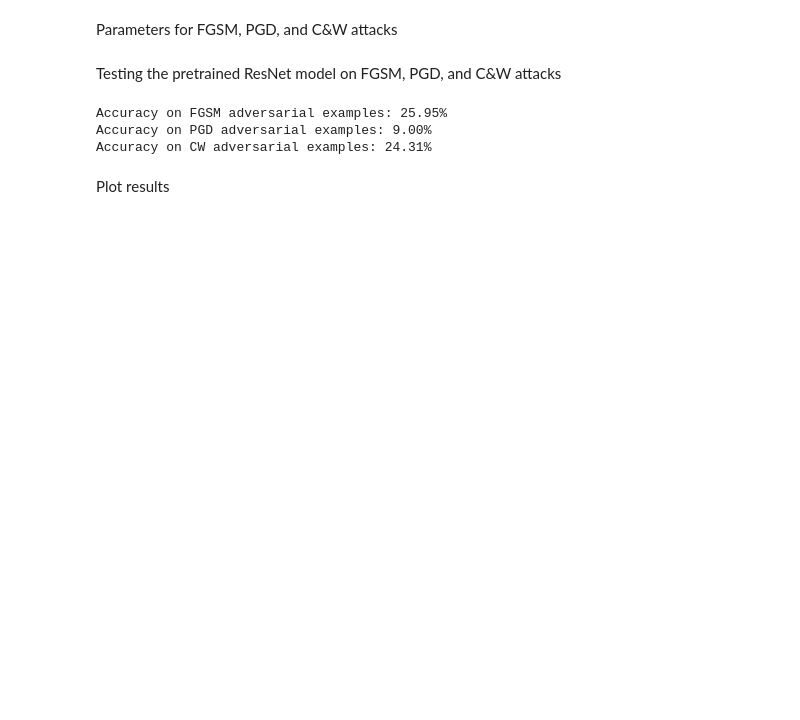
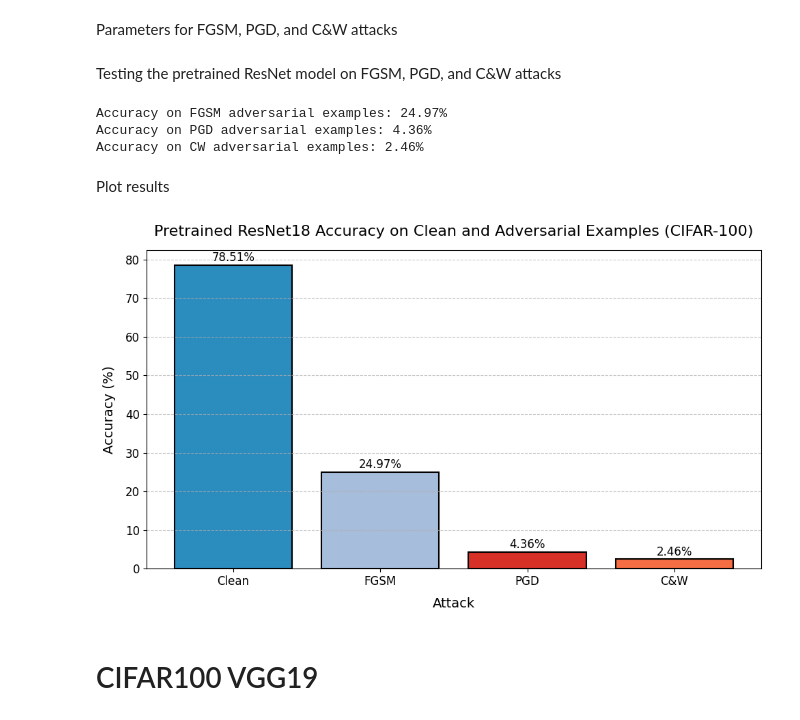
Before and after one commit to rezaulcmt/Data_Science_Project_Rezaul, a Jupyter notebook: Project.ipynb, the cells around one changed output. Cells and saved outputs as stored; diff of their text form; code cells hidden in the pictures; blank space fills up the shorter version.

```diff
--- a/Project.ipynb
+++ b/Project.ipynb
@@ -61,13 +72,17 @@ Downloading: "https://download.pytorch.org/models/resnet18-f37072fd.pth" to /roo
 # %% [markdown]
 Fine-tune the model on CIFAR-100
 # %%
+"""
+Set Cross-Entropy Loss for classification and configure SGD optimizer with learning rate,
+momentum and weight decay for efficient training of neural network
+"""
 criterion = nn.CrossEntropyLoss()
-optimizer = optim.SGD(net.parameters(), lr=0.005, momentum=0.9, weight_decay=5e-4)
+optimizer = optim.SGD(net.parameters(), lr=0.001, momentum=0.9, weight_decay=5e-4)
 # %% [markdown]
 Fine-tuning loop
 # %%
 print("==> Starting fine-tuning on CIFAR-100..")
-for epoch in range(5):  # Adjust number of epochs as needed
+for epoch in range(25):  # Adjust number of epochs as needed
     net.train()
     train_loss = 0
     correct = 0
@@ -84,7 +99,7 @@ for epoch in range(5):  # Adjust number of epochs as needed
         _, predicted = outputs.max(1)
         total += targets.size(0)
         correct += predicted.eq(targets).sum().item()
-
+    # Print training loss and accuracy for the current epoch.
     print(f"Epoch {epoch+1}: Train Loss: {train_loss/len(trainloader):.3f} | Train Accuracy: {100.*correct/total:.2f}%")
 # %% [output]
 ==> Starting fine-tuning on CIFAR-100..
@@ -196,8 +222,58 @@ acc_fgsm = test_adversarial(net, attack='FGSM', epsilon=epsilon_fgsm)
 acc_pgd = test_adversarial(net, attack='PGD', epsilon=epsilon_pgd, alpha=alpha, num_iter=num_iter)
 acc_cw = test_adversarial(net, attack='CW')
 # %% [output]
-Accuracy on FGSM adversarial examples: 25.95%
-Accuracy on PGD adversarial examples: 9.00%
-Accuracy on CW adversarial examples: 24.31%
+Accuracy on FGSM adversarial examples: 24.97%
+Accuracy on PGD adversarial examples: 4.36%
+Accuracy on CW adversarial examples: 2.46%
 # %% [markdown]
 Plot results
+# %%
+#attacks = ['Clean', 'FGSM', 'PGD', 'C&W']
+#accuracies = [acc_clean, acc_fgsm, acc_pgd, acc_cw]
+#plt.bar(attacks, accuracies)
+#plt.xlabel('Attack')
+#plt.ylabel('Accuracy (%)')
+#plt.title('Pretrained ResNet18 Accuracy on Clean and Adversarial Examples (CIFAR-100)')
+#plt.show()
+
+import matplotlib.pyplot as plt
+
+# Sample data for demonstration
+attacks = ['Clean', 'FGSM', 'PGD', 'C&W']
+accuracies = [acc_clean, acc_fgsm, acc_pgd, acc_cw]  # Replace with acc_clean, acc_fgsm, acc_pgd, acc_cw
+
+# Define color palette for bars
+colors = ['#2b8cbe', '#a6bddb', '#d73027', '#f46d43']
+
+# Enhance the plot
+plt.figure(figsize=(10, 6))  # Adjust size for better visibility
+bar_width = 0.2
+plt.bar(attacks, accuracies, color=colors, edgecolor='black', linewidth=1.5)
+
+# Add labels and title
+plt.xlabel('Attack', fontsize=14, labelpad=10)
+plt.ylabel('Accuracy (%)', fontsize=14, labelpad=10)
+plt.title('Pretrained ResNet18 Accuracy on Clean and Adversarial Examples (CIFAR-100)',
+          fontsize=16, pad=15)
+
+# Add grid lines
+plt.grid(axis='y', linestyle='--', alpha=0.7)
+
+# Customize the y-axis for better readability
+plt.yticks(fontsize=12)
+plt.xticks(fontsize=12)
+
+# Annotate bars with accuracy values
+for i, value in enumerate(accuracies):
+    plt.text(i, value + 1, f'{value}%', ha='center', fontsize=12)
+
+# Apply a modern style
+plt.style.use('classic')
+
+# Show the plot
+plt.tight_layout()  # Adjust layout for better fit
+plt.show()
+# %% [output]
+[figure, added]
+# %% [markdown]
+# CIFAR100 VGG19
```
Also changed, not shown: parts of 93 cells of this notebook.
